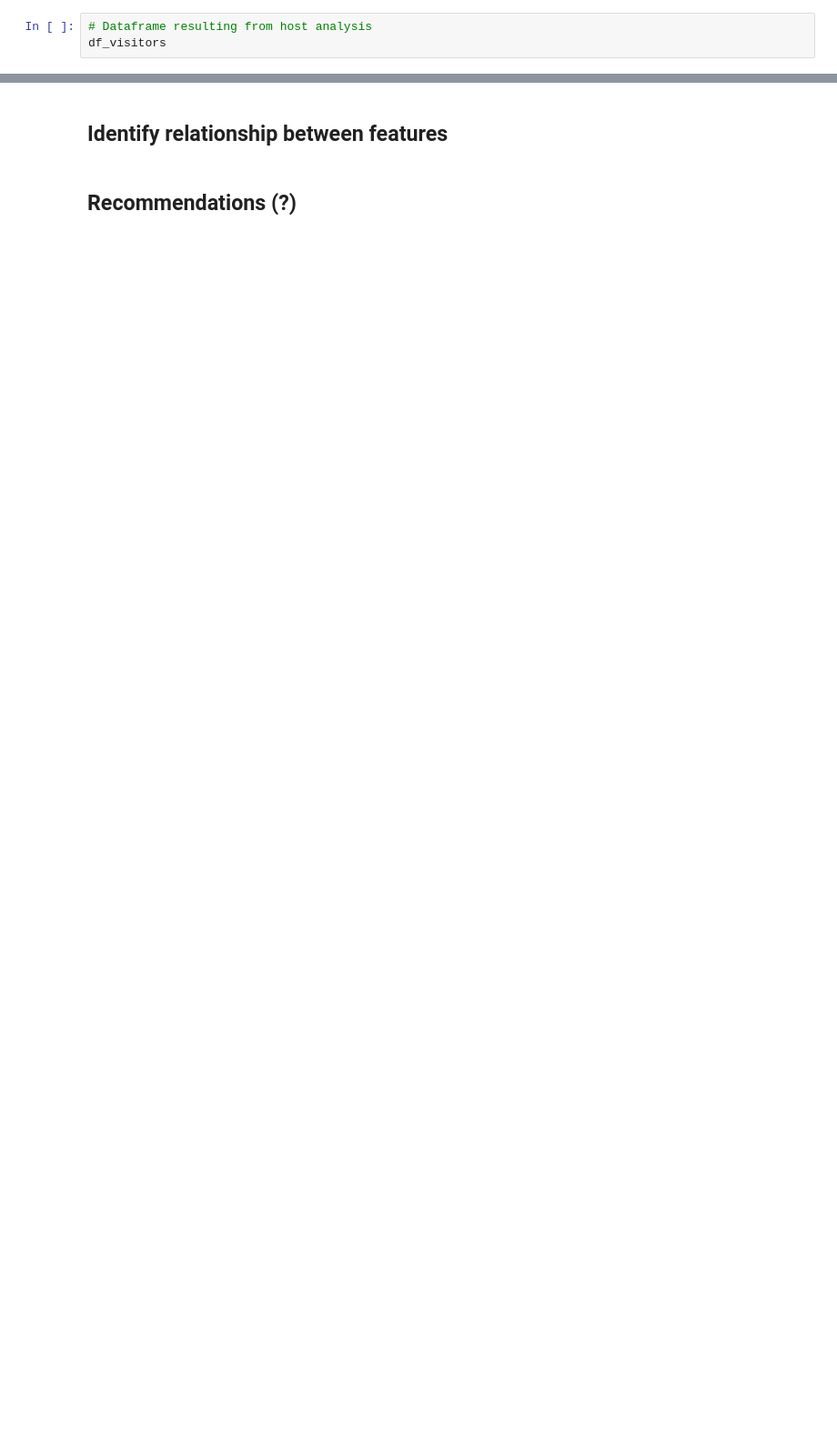
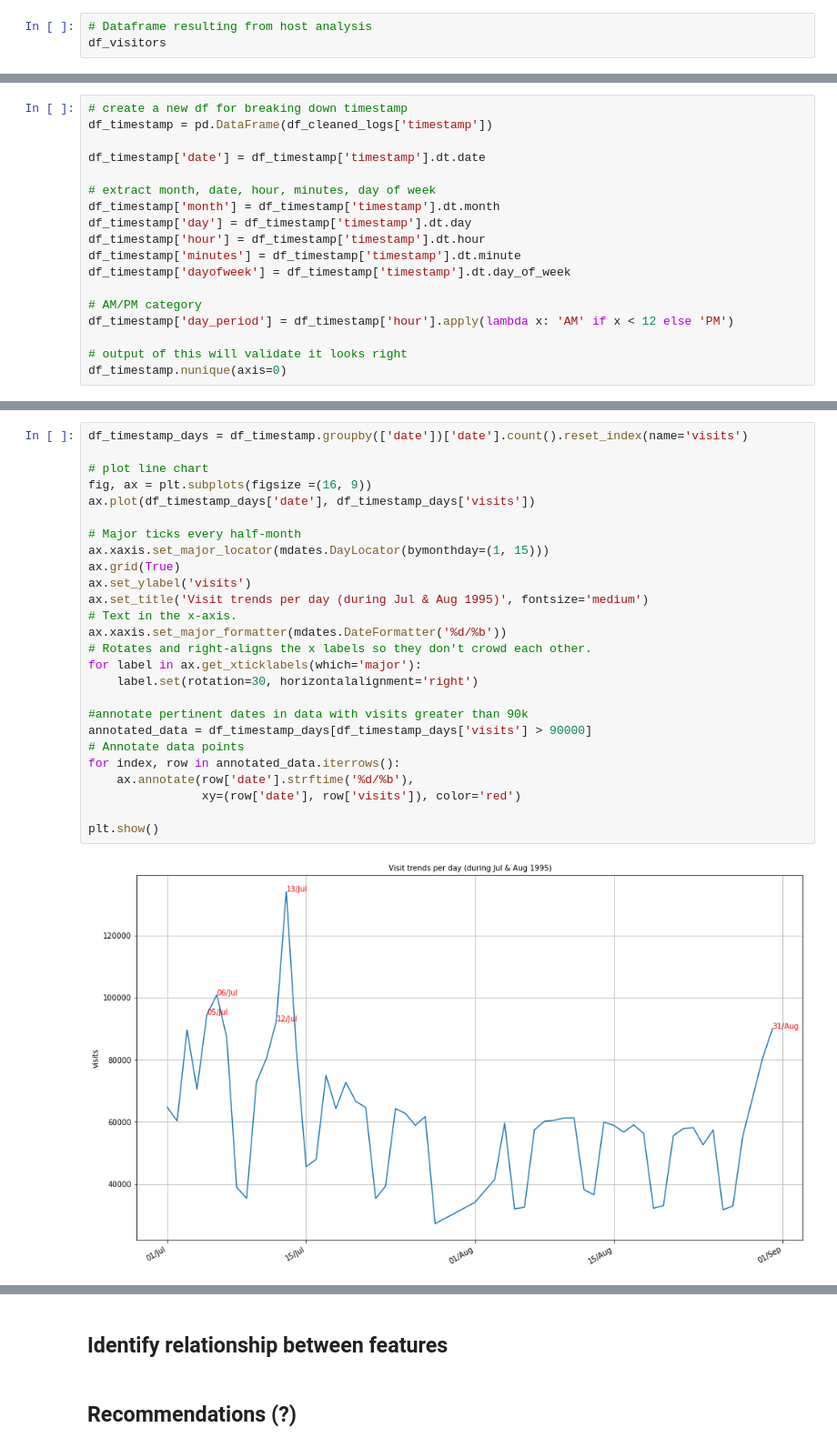
Before and after one commit to emtabiraobarias/nasa-website-1995-analysis, a Jupyter notebook: eda/nasa_website_analysis.ipynb, the cells around one changed output, grey strips where cells are left out. Shown: that part at 91% size. Saved outputs shown, nothing was run; the diff lists cells and outputs as text; blank space fills up the shorter version.

Commit message:
Added trend analysis for Timestamp variable

```diff
--- a/eda/nasa_website_analysis.ipynb
+++ b/eda/nasa_website_analysis.ipynb
@@ -303,0 +312,18 @@ df_visitors
+# %%
+# create a new df for breaking down timestamp
+df_timestamp = pd.DataFrame(df_cleaned_logs['timestamp'])
+
+df_timestamp['date'] = df_timestamp['timestamp'].dt.date
+
+# extract month, date, hour, minutes, day of week
+df_timestamp['month'] = df_timestamp['timestamp'].dt.month
+df_timestamp['day'] = df_timestamp['timestamp'].dt.day
+df_timestamp['hour'] = df_timestamp['timestamp'].dt.hour
+df_timestamp['minutes'] = df_timestamp['timestamp'].dt.minute
+df_timestamp['dayofweek'] = df_timestamp['timestamp'].dt.day_of_week
+
+# AM/PM category
+df_timestamp['day_period'] = df_timestamp['hour'].apply(lambda x: 'AM' if x < 12 else 'PM')
+
+# output of this will validate it looks right
+df_timestamp.nunique(axis=0)
@@ -303,0 +344,28 @@ df_visitors
+# %%
+df_timestamp_days = df_timestamp.groupby(['date'])['date'].count().reset_index(name='visits')
+
+# plot line chart
+fig, ax = plt.subplots(figsize =(16, 9))
+ax.plot(df_timestamp_days['date'], df_timestamp_days['visits'])
+
+# Major ticks every half-month
+ax.xaxis.set_major_locator(mdates.DayLocator(bymonthday=(1, 15)))
+ax.grid(True)
+ax.set_ylabel('visits')
+ax.set_title('Visit trends per day (during Jul & Aug 1995)', fontsize='medium')
+# Text in the x-axis.
+ax.xaxis.set_major_formatter(mdates.DateFormatter('%d/%b'))
+# Rotates and right-aligns the x labels so they don't crowd each other.
+for label in ax.get_xticklabels(which='major'):
+    label.set(rotation=30, horizontalalignment='right')
+
+#annotate pertinent dates in data with visits greater than 90k
+annotated_data = df_timestamp_days[df_timestamp_days['visits'] > 90000]
+# Annotate data points
+for index, row in annotated_data.iterrows():
+    ax.annotate(row['date'].strftime('%d/%b'),
+                xy=(row['date'], row['visits']), color='red')
+
+plt.show()
+# %% [output]
+[figure, added]
```
Also changed, not shown: parts of 6 cells of this notebook.
